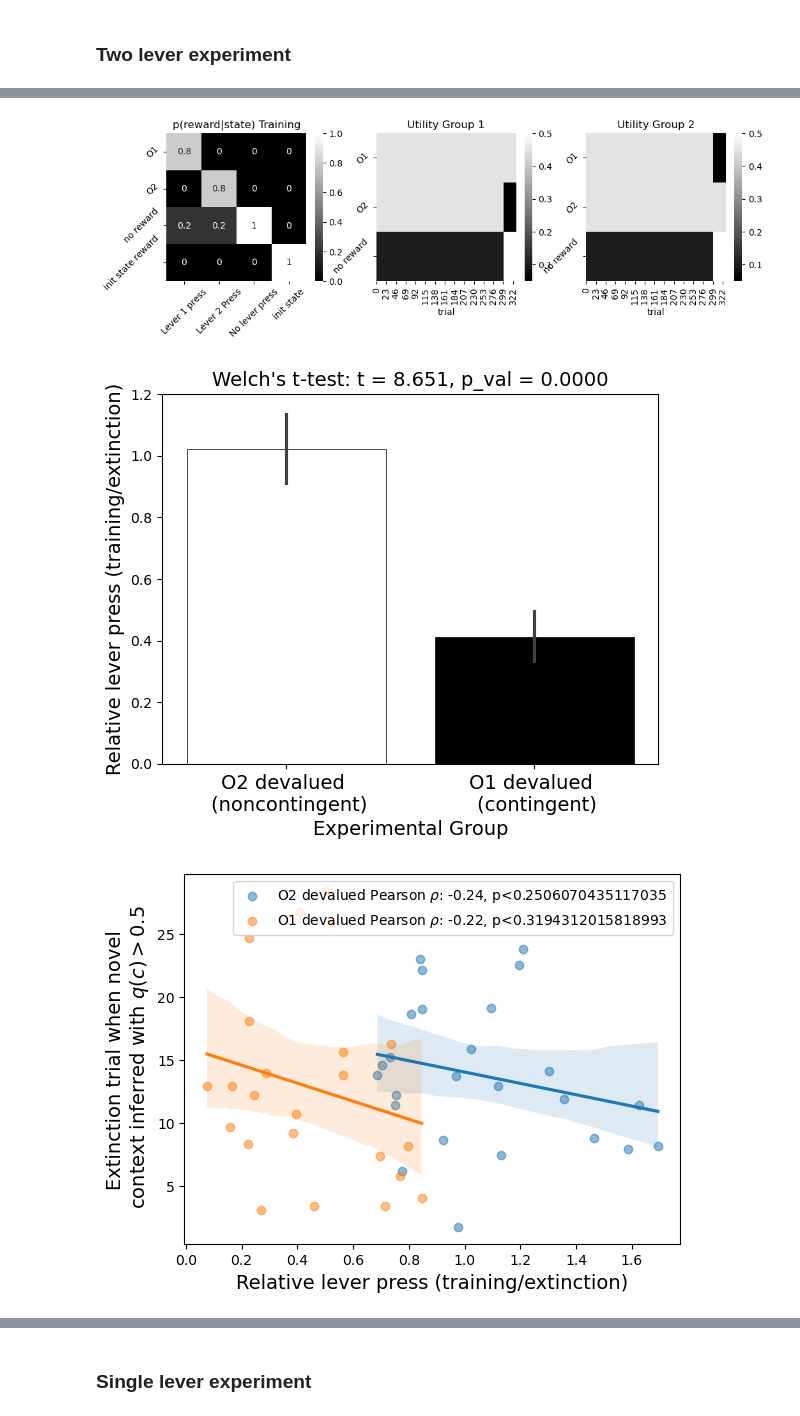
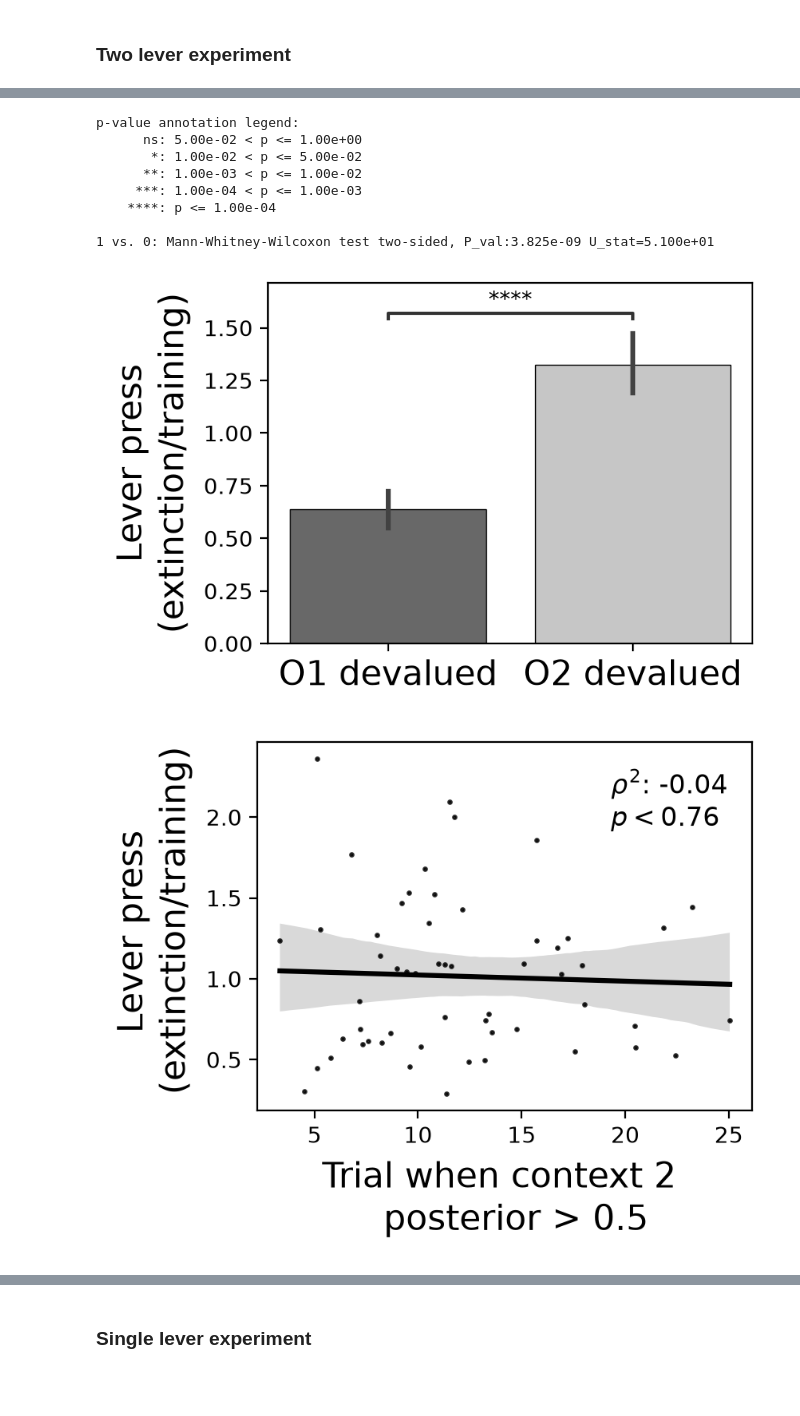
Before and after one commit to SIHranova/ContextualSUD, a Jupyter notebook: notebooks/1_devaluation_Kosaki_2010.ipynb, the cells around one changed output, grey strips where cells are left out. Cells and saved outputs as stored; diff of their text form; code cells hidden in the pictures; blank space fills up the shorter version.

Commit message:
fixed plots in 1_devaluation

```diff
--- a/notebooks/1_devaluation_Kosaki_2010.ipynb
+++ b/notebooks/1_devaluation_Kosaki_2010.ipynb
@@ -194,7 +190,8 @@ def plot_results(dataframe, matrices, pars, labels):
 # %% [markdown]
 ### Two lever experiment
 # %%
-np.random.seed(2)
+np.random.seed(10)
+
 for seed in np.random.random_integers(1000000, size=1):
 
 	pars = {}
@@ -215,7 +212,7 @@ for seed in np.random.random_integers(1000000, size=1):
 	pars["T"] = 2
 	pars["rho_noncontingent"] = 0
 	pars["context_volatility"]=0.99
-	pars["h"]=10000
+	pars["h"]=10
 	pars["habit_exception"] = 2
 
 	p = 0.45
@@ -280,3 +277,10 @@ Passing `palette` without assigning `hue` is deprecated and will be removed in v
+p-value annotation legend:
+      ns: 5.00e-02 < p <= 1.00e+00
+       *: 1.00e-02 < p <= 5.00e-02
+      **: 1.00e-03 < p <= 1.00e-02
+     ***: 1.00e-04 < p <= 1.00e-03
+    ****: p <= 1.00e-04
+
+1 vs. 0: Mann-Whitney-Wilcoxon test two-sided, P_val:3.825e-09 U_stat=5.100e+01
-[figure, old version]
+[figure, new version]
-[figure, old version]
+[figure, new version]
-[figure, removed]
```
Also changed, not shown: parts of 5 cells of this notebook, 2 other files.
